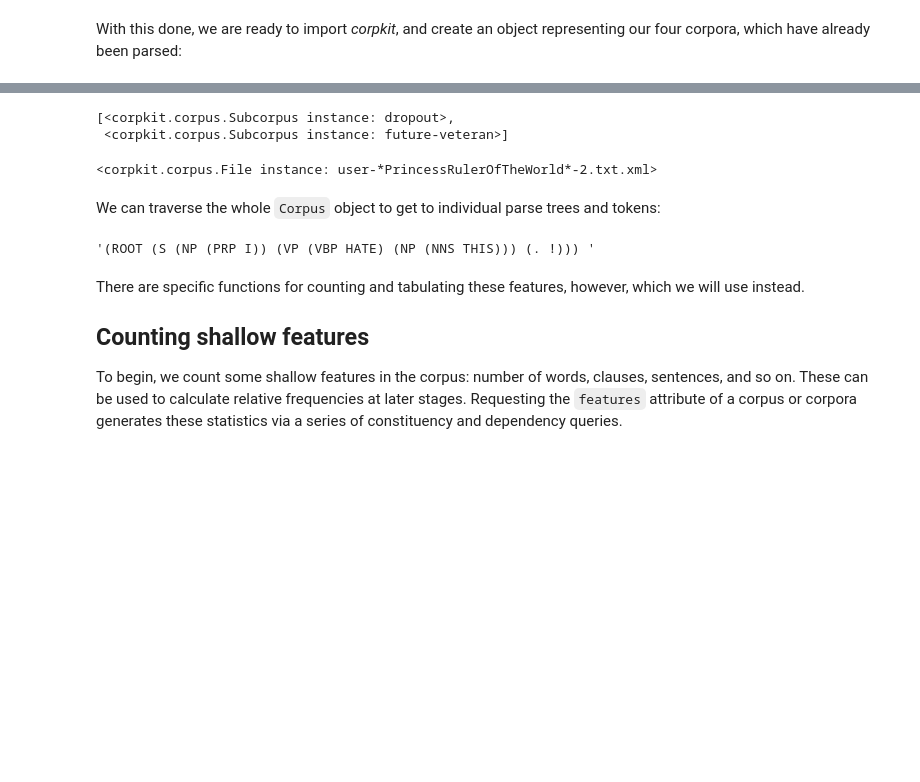
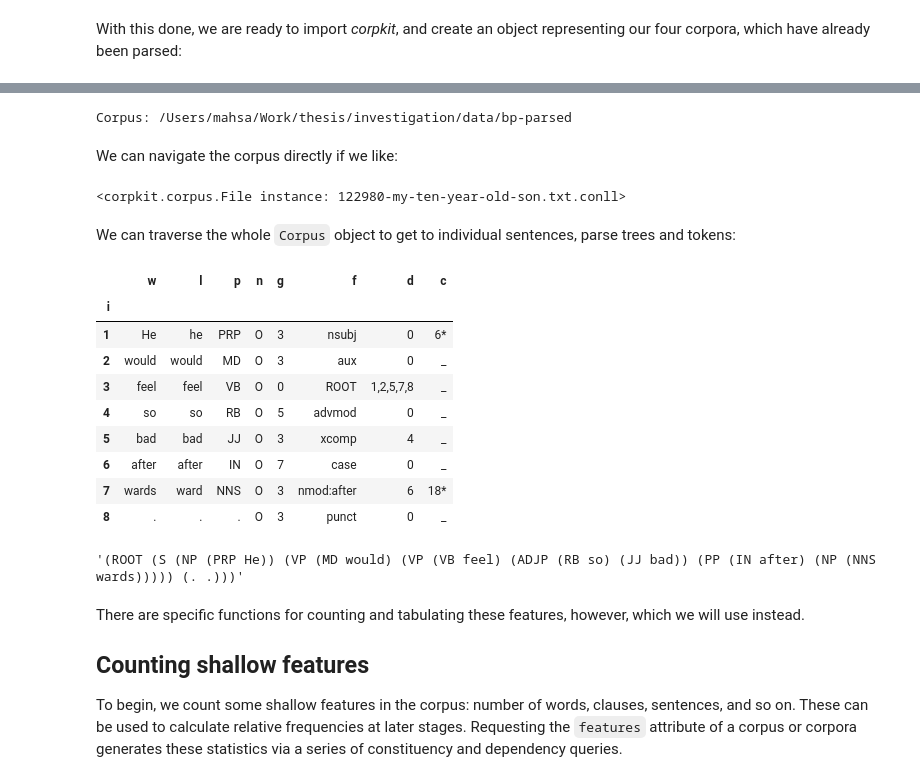
Before and after one commit to interrogator/thesis, a Jupyter notebook: notebooks/shallow-findings.ipynb, the cells around one changed output, grey strips where cells are left out. Saved outputs shown, nothing was run; the diff lists cells and outputs as text; code cells hidden in the pictures; blank space fills up the shorter version.

```diff
--- a/notebooks/shallow-findings.ipynb
+++ b/notebooks/shallow-findings.ipynb
@@ -65,19 +66,34 @@ Now, if we like, we can access subcorpora and files within the corpus:
-# %%
-list(corpus.subcorpora)
-# %% [output]
-[<corpkit.corpus.Subcorpus instance: dropout>,
- <corpkit.corpus.Subcorpus instance: future-veteran>]
+# %%
+# instantiate the corpus, and select the default subcorpus from metadata
+corpus = Corpus('investigation/data/bp-parsed', subcorpora='postgroup')
+# %% [output]
+Corpus: /Users/mahsa/Work/thesis/investigation/data/bp-parsed
+# %% [markdown]
+We can navigate the corpus directly if we like:
 # %%
-f = corpus.subcorpora[0].files[4]
+f = corpus.files[6]
 f
 # %% [output]
-<corpkit.corpus.File instance: user-*PrincessRulerOfTheWorld*-2.txt.xml>
+<corpkit.corpus.File instance: 122980-my-ten-year-old-son.txt.conll>
 # %% [markdown]
-We can traverse the whole `Corpus` object to get to individual parse trees and tokens:
+We can traverse the whole `Corpus` object to get to individual sentences, parse trees and tokens:
+# %%
+f.document.loc[4]
+# %% [output]
+|  | w | l | p | n | g | f | d | c |
+| i |  |  |  |  |  |  |  |  |
+| 1 | He | he | PRP | O | 3 | nsubj | 0 | 6* |
+| 2 | would | would | MD | O | 3 | aux | 0 | _ |
+| 3 | feel | feel | VB | O | 0 | ROOT | 1,2,5,7,8 | _ |
+| 4 | so | so | RB | O | 5 | advmod | 0 | _ |
+| 5 | bad | bad | JJ | O | 3 | xcomp | 4 | _ |
+| 6 | after | after | IN | O | 7 | case | 0 | _ |
+| 7 | wards | ward | NNS | O | 3 | nmod:after | 6 | 18* |
+| 8 | . | . | . | O | 3 | punct | 0 | _ |
 # %%
-f.document.sentences[2].parse
+f.document._metadata[4]['parse']
 # %% [output]
-'(ROOT (S (NP (PRP I)) (VP (VBP HATE) (NP (NNS THIS))) (. !))) '
+'(ROOT (S (NP (PRP He)) (VP (MD would) (VP (VB feel) (ADJP (RB so) (JJ bad)) (PP (IN after) (NP (NNS wards))))) (. .)))'
 # %% [markdown]
 There are specific functions for counting and tabulating these features,
 however, which we will use instead.
```
Also changed, not shown: parts of 9 cells of this notebook, 1 other file.
